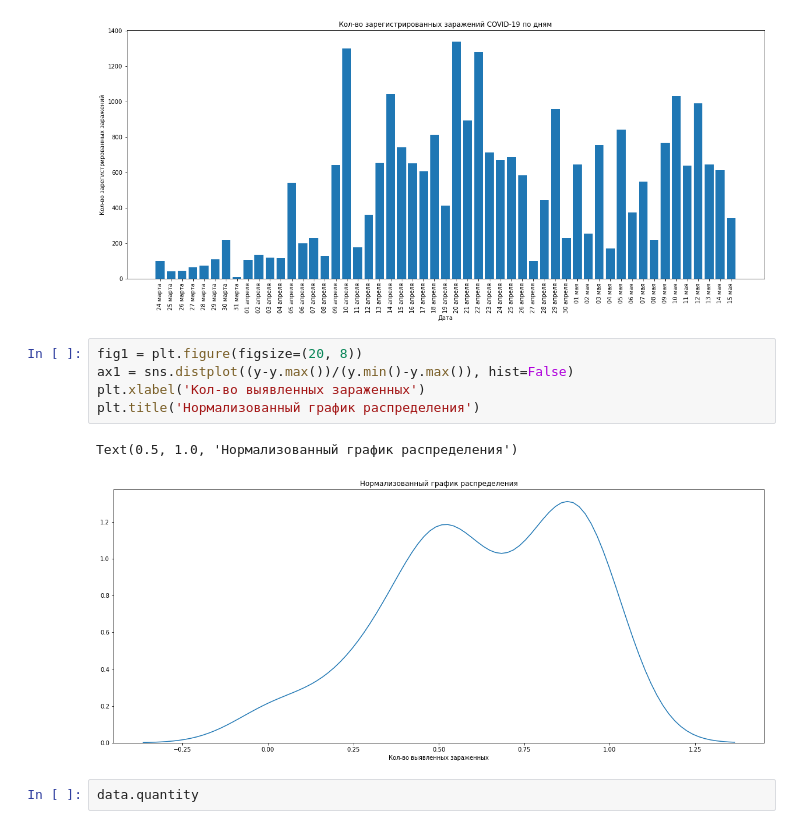
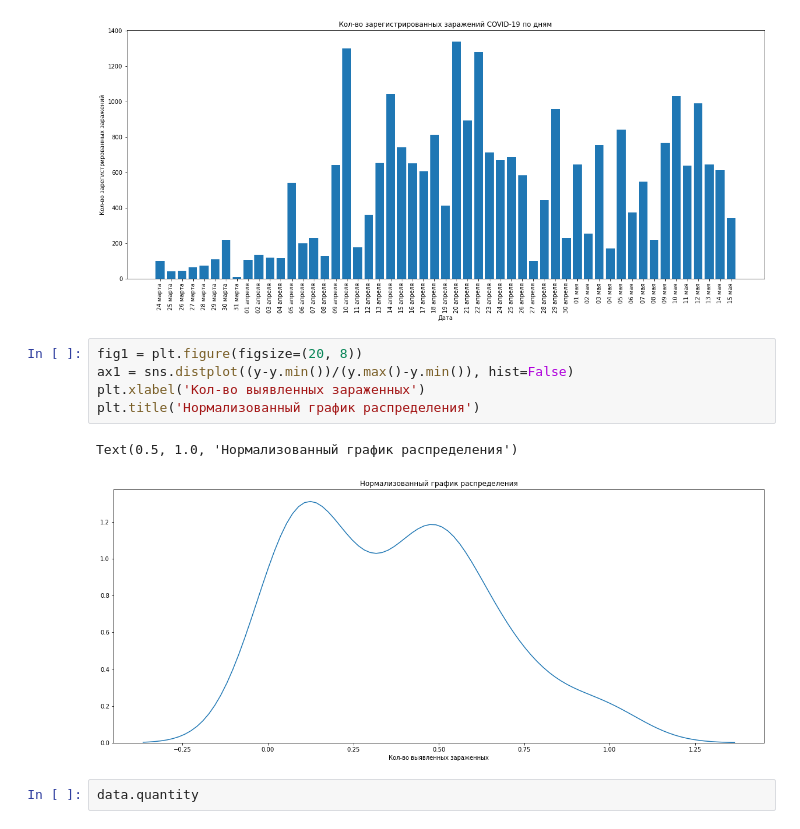
Before and after one commit to alexvoksa/Coursera_Capstone, a Jupyter notebook: COVID.ipynb, the cells around one changed output. Saved outputs shown, nothing was run; the diff lists cells and outputs as text.

```diff
--- a/COVID.ipynb
+++ b/COVID.ipynb
@@ -49,12 +49,12 @@ plt.show()
 [figure]
 # %%
 fig1 = plt.figure(figsize=(20, 8))
-ax1 = sns.distplot((y-y.max())/(y.min()-y.max()), hist=False)
+ax1 = sns.distplot((y-y.min())/(y.max()-y.min()), hist=False)
 plt.xlabel('Кол-во выявленных зараженных')
 plt.title('Нормализованный график распределения')
 # %% [output]
 Text(0.5, 1.0, 'Нормализованный график распределения')
-[figure, old version]
+[figure, new version]
 # %%
 data.quantity
 # %% [output]
```
Also changed, not shown: parts of 3 cells of this notebook.
